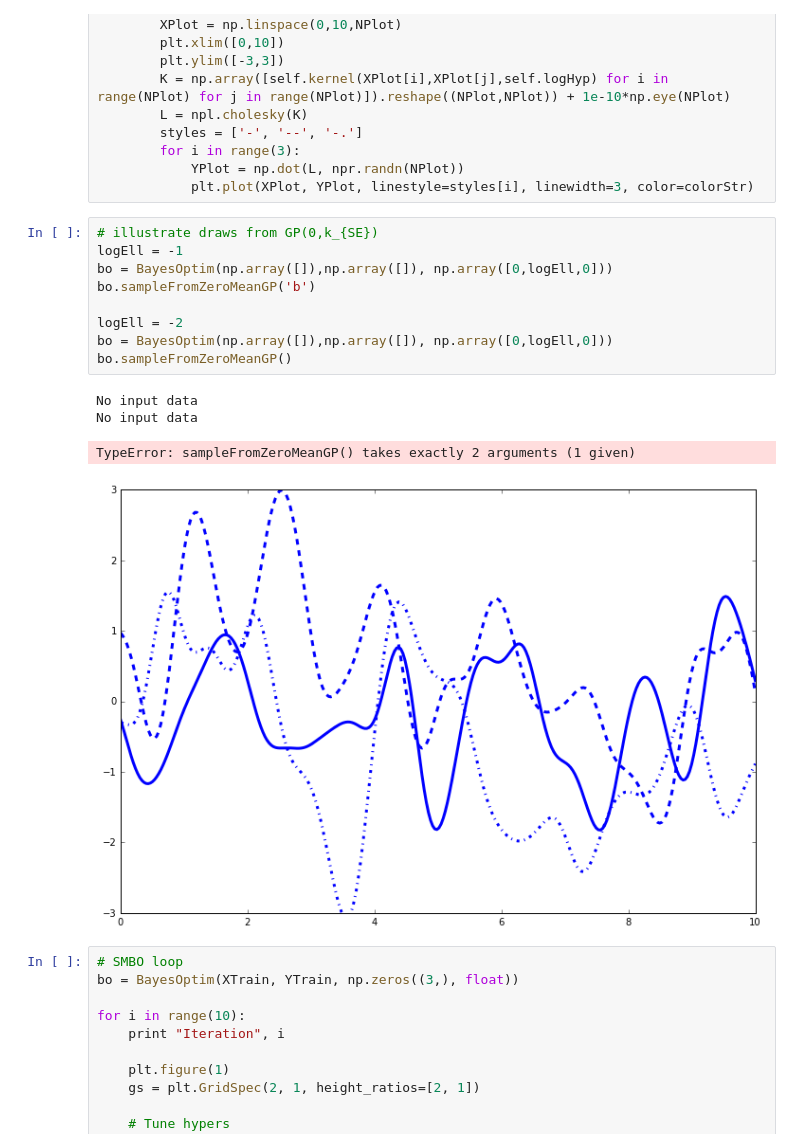
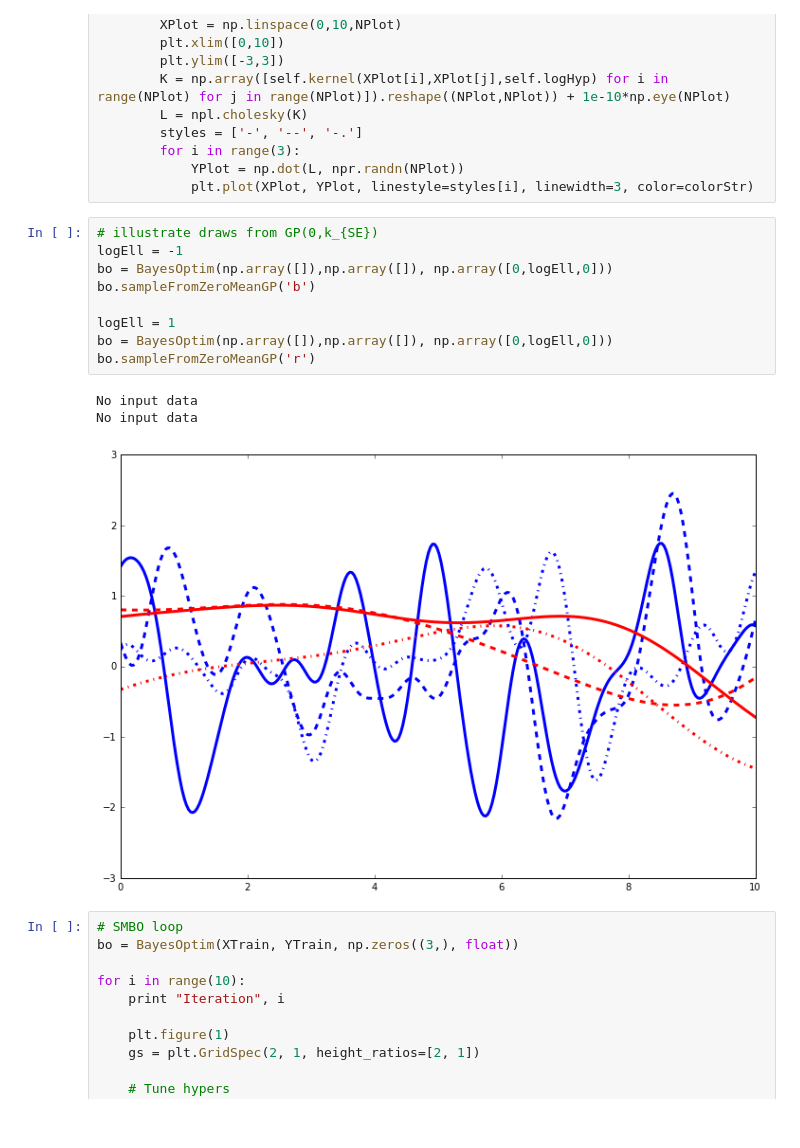
Before and after one commit to rbardenet/bnp-course, a Jupyter notebook: notebooks/03_bayesian_optimization.ipynb, the cells around one changed output. Cells and saved outputs as stored; diff of their text form.

```diff
--- a/notebooks/bayesianOptimization.ipynb
+++ b/notebooks/03_bayesian_optimization.ipynb
@@ -169,17 +169,16 @@ class BayesOptim:
 # %%
 # illustrate draws from GP(0,k_{SE})
 logEll = -1
 bo = BayesOptim(np.array([]),np.array([]), np.array([0,logEll,0]))
 bo.sampleFromZeroMeanGP('b')
 
-logEll = -2
+logEll = 1
 bo = BayesOptim(np.array([]),np.array([]), np.array([0,logEll,0]))
-bo.sampleFromZeroMeanGP()
+bo.sampleFromZeroMeanGP('r')
 # %% [output]
 No input data
 No input data
-TypeError: sampleFromZeroMeanGP() takes exactly 2 arguments (1 given)
-[figure, old version]
+[figure, new version]
 # %%
 # SMBO loop
 bo = BayesOptim(XTrain, YTrain, np.zeros((3,), float))
```
Also changed, not shown: 3 other files.
